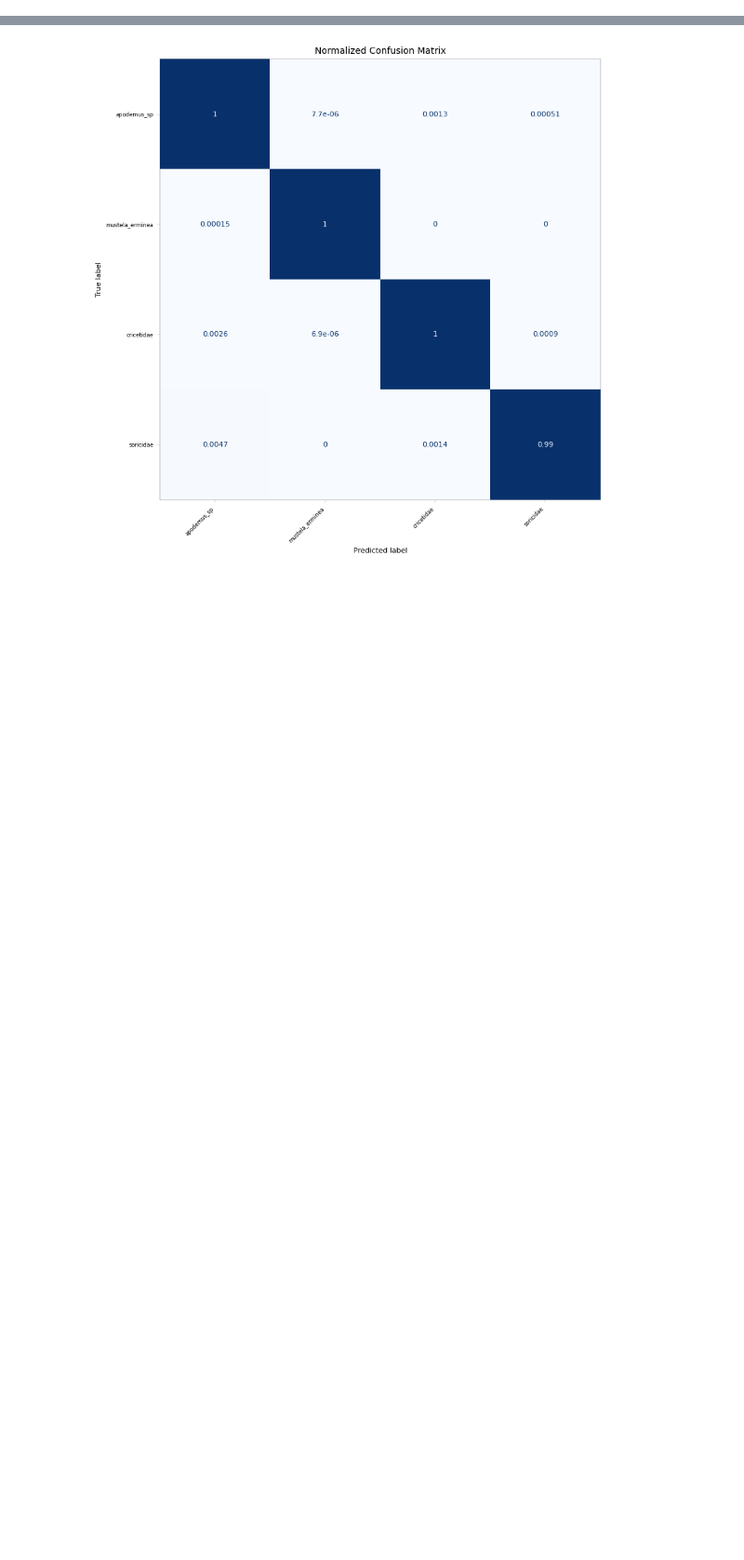
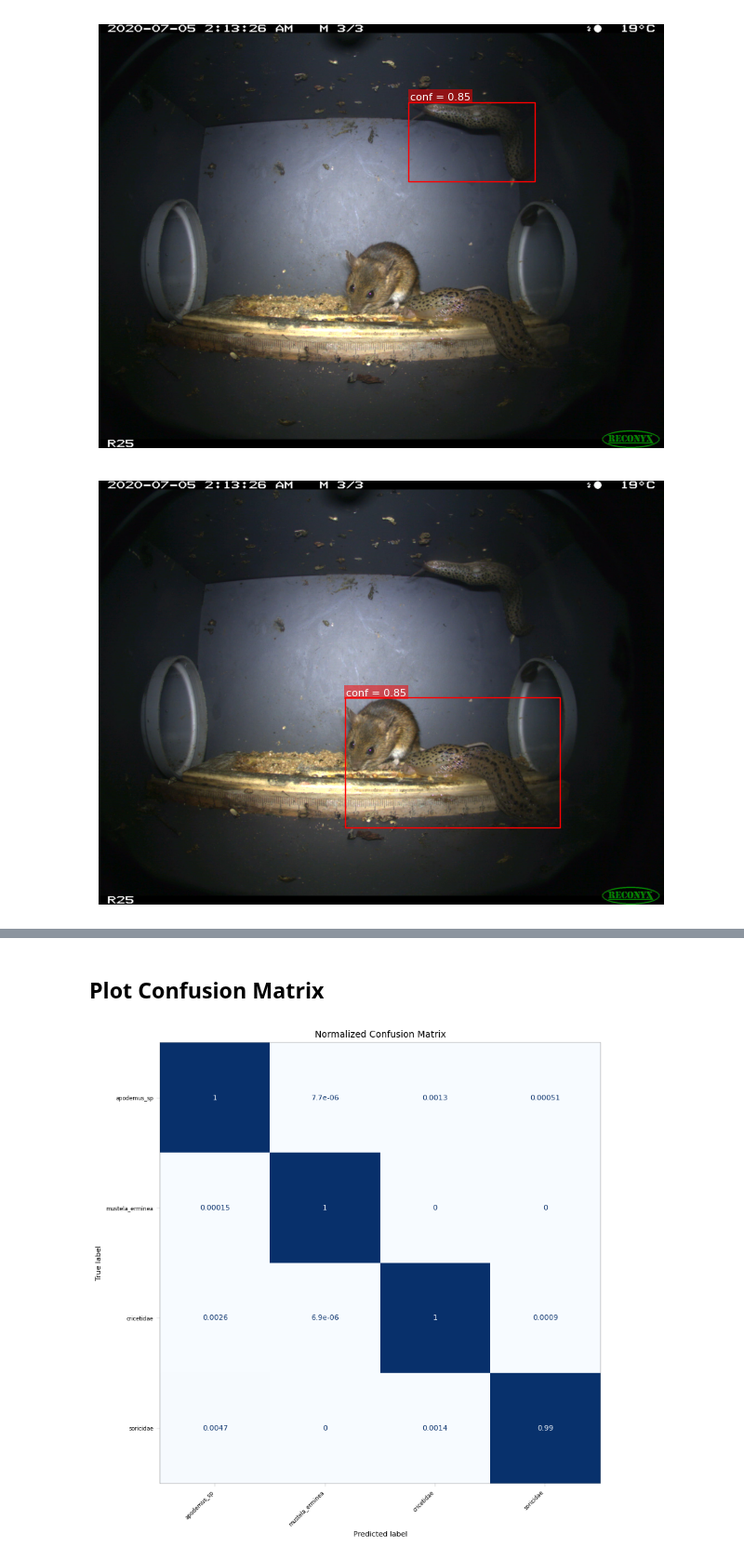
Before and after one commit to juliankraft/BachelorThesis, a Jupyter notebook: code/eval/analyze_results.ipynb, the cells around one changed output, grey strips where cells are left out. Shown at 93% size. Cells and saved outputs as stored; diff of their text form; code cells hidden in the pictures; blank space fills up the shorter version.

```diff
--- a/code/eval/analyze_results.ipynb
+++ b/code/eval/analyze_results.ipynb
@@ -295,0 +31,18 @@ Excluded sequences: [6000642, 6000646, 6000663, 6000665, 6000669, 6000679, 60006
+# %%
+predictions = run.get_predictions(filter_by='incorrect', sort='probs_max')
+idx_to_check = predictions['idx'].tolist()
+current_sample = 0
+# %%
+idx = idx_to_check[current_sample]
+prediction = predictions.loc[predictions['idx'] == idx].squeeze().to_dict()
+
+true_class = prediction["class_id"]
+pred_class = prediction["pred_id"]
+
+print(f'idx: {idx}')
+print(f'true_class: {true_class} - {run.decoder[true_class]}')
+print(f'pred_class: {pred_class} - {run.decoder[pred_class]}')
+print(f'classification confidence: {prediction["probs_max"]}')
+figure = run.show_sample(idx)
+
+current_sample += 1
@@ -295,0 +55,7 @@ Excluded sequences: [6000642, 6000646, 6000663, 6000665, 6000669, 6000679, 60006
+# %%
+figures = run.show_all_bboxes_for_image(
+    idx=idx
+    )
+# %% [output]
+[figure, added]
+[figure, added]
@@ -296 +63,3 @@ Excluded sequences: [6000642, 6000646, 6000663, 6000665, 6000669, 6000679, 60006
+# %% [markdown]
+## Plot Confusion Matrix
 # %%
```
Also changed, not shown: parts of 16 cells of this notebook, 1 other file.
